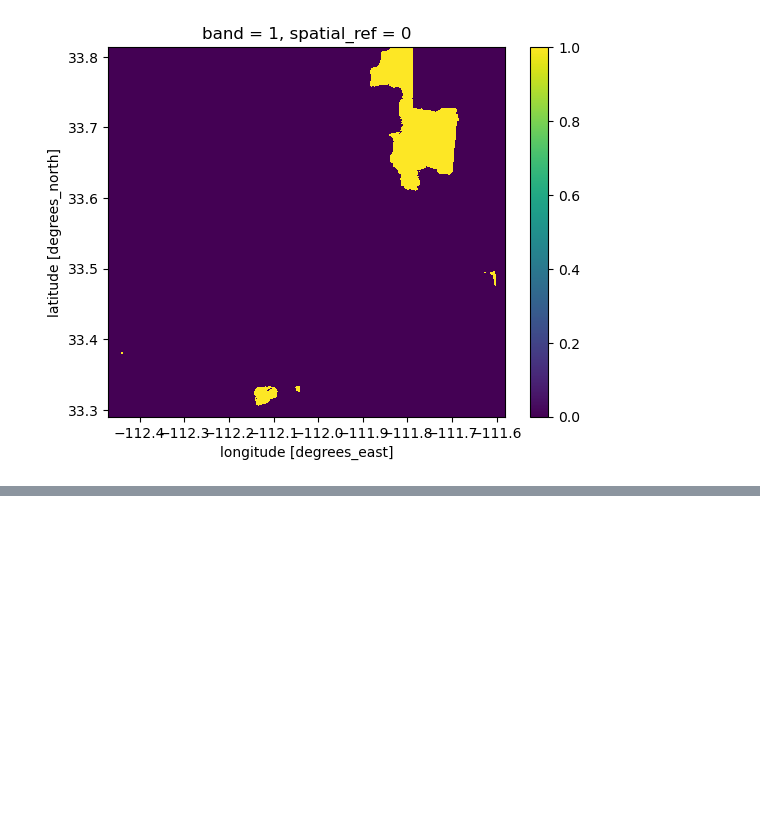
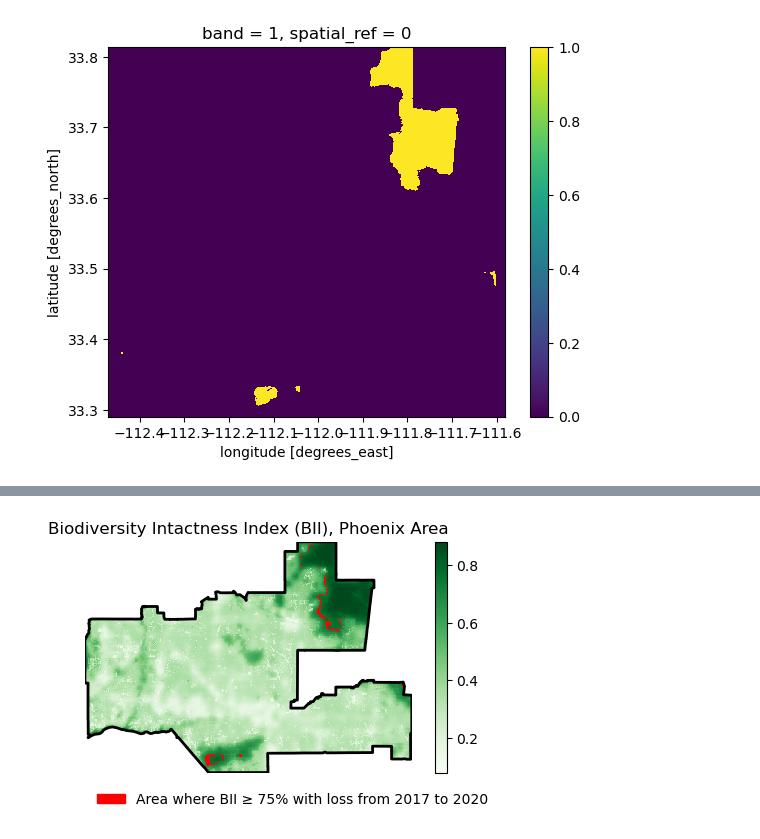
Before and after one commit to p-park6/biodiversity-index-phoenix, a Jupyter notebook: Pheonix_BII_change.ipynb, the cells around one changed output, grey strips where cells are left out. Cells and saved outputs as stored; diff of their text form; code cells hidden in the pictures; blank space fills up the shorter version.

```diff
--- a/Pheonix_BII_change.ipynb
+++ b/Pheonix_BII_change.ipynb
@@ -362,10 +370,22 @@ marisopa_difference.plot()
 # %%
-fig, ax = plt.subplots(figsize = (8,8))
+fig, ax = plt.subplots(figsize = (6,3))
 
 ax.axis('off')
 
-marisopa_
 
+marisopa_raster_2020.plot(ax = ax,
+                          cmap = "Greens") ##HOW DO I ADD LABEL FOR SCALE ON THE SIDE
 
+marisopa_difference.plot(cmap=cmap, add_colorbar = False)
 
-data_array.plot(col="time", cmap="Greens", robust=True)
+marisopa_difference_patch = mpatches.Patch(color='red',
+                              label='Area where BII ≥ 75% with loss from 2017 to 2020')
+
+phoenix.plot(ax = ax, color = 'none', edgecolor = 'black', linewidth = 2)
+
+ax.set_title("Biodiversity Intactness Index (BII), Phoenix Area")
+ax.legend(handles = [marisopa_difference_patch], frameon=False, loc='lower left', bbox_to_anchor= (0, -0.2))
+
+plt.show()
+# %% [output]
+[figure, added]
```
Also changed, not shown: parts of 9 cells of this notebook.
